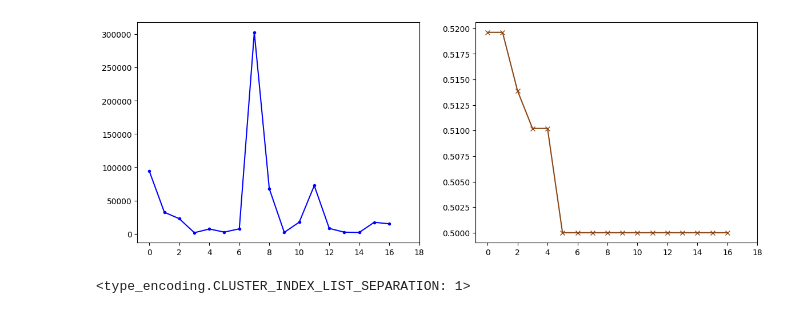
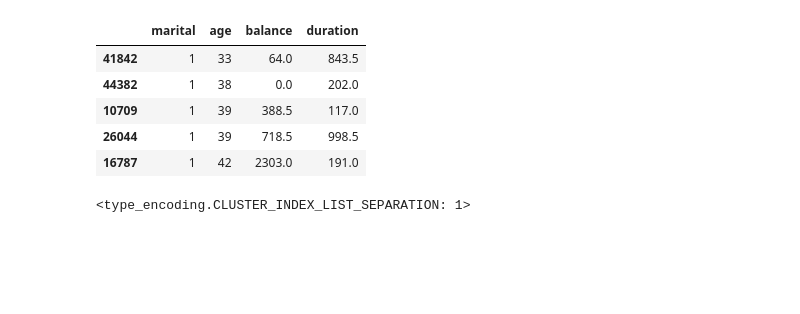
Before and after one commit to TheBugFish/P1FairClustering, a Jupyter notebook: Fairlets.ipynb, the cells around one changed output. Cells and saved outputs as stored; diff of their text form; code cells hidden in the pictures; blank space fills up the shorter version.

```diff
--- a/Fairlets.ipynb
+++ b/Fairlets.ipynb
@@ -259,10 +87,0 @@ plt.show()
-# %%
-xticks = np.arange(0, 20, 2)
-fig, ax = plt.subplots(nrows=1, ncols=2, figsize=(14, 5))
-ax[0].plot(fair_costs, marker='.', color='blue')
-ax[0].set_xticks(xticks)
-ax[1].plot(fair_balances, marker='x', color='saddlebrown')
-ax[1].set_xticks(xticks)
-plt.show()
-# %% [output]
-[figure, removed]
@@ -276 +88,43 @@ fairlet_centers_dataset = get_fairlet_center_dataframe(centers, False)
+# %%
+n_clusters = 5
+cluster_assignment = np.zeros(len(sampled_dataset))
+maxRounds = 100
+#TODO empty array of length n_clusters
+costs = [None] * n_clusters
+
+medians = sampled_dataset.sample(n=n_clusters)
+#for i in range(maxRounds):
+
+medians_t = medians.copy()
+
+#assign points to clusters
+for j in range(len(sampled_dataset)):
+    distances = []
+    for _, median in medians.iterrows():
+        distances.append(mathHelper.compute_distance(sampled_dataset.iloc[j], median, dataset_name))
+    idx = np.argmin(distances)
+    val = np.min(distances)
+    cluster_assignment[j] = idx
+
+    #update cluster centers
+for j in range(n_clusters):
+    cluster_element_locs = [idx for idx, n in enumerate(cluster_assignment) if n == j]
+    bla = sampled_dataset.iloc[cluster_element_locs]
+
+    if len(bla > 0):
+        medians.iloc[j] = bla.median()
+    cost = sum(mathHelper.compute_distance(elem, medians.iloc[j], dataset_name) for _, elem in bla.iterrows())
+    costs[j] = cost
+
+    #stop condition
+    #stop = np.sum(np.sum(np.power()))
+
+medians
+# %% [output]
+|  | marital | age | balance | duration |
+| 41842 | 1 | 33 | 64.0 | 843.5 |
+| 44382 | 1 | 38 | 0.0 | 202.0 |
+| 10709 | 1 | 39 | 388.5 | 117.0 |
+| 26044 | 1 | 39 | 718.5 | 998.5 |
+| 16787 | 1 | 42 | 2303.0 | 191.0 |
 # %%
```
Also changed, not shown: parts of 12 cells of this notebook, 8 other files.
